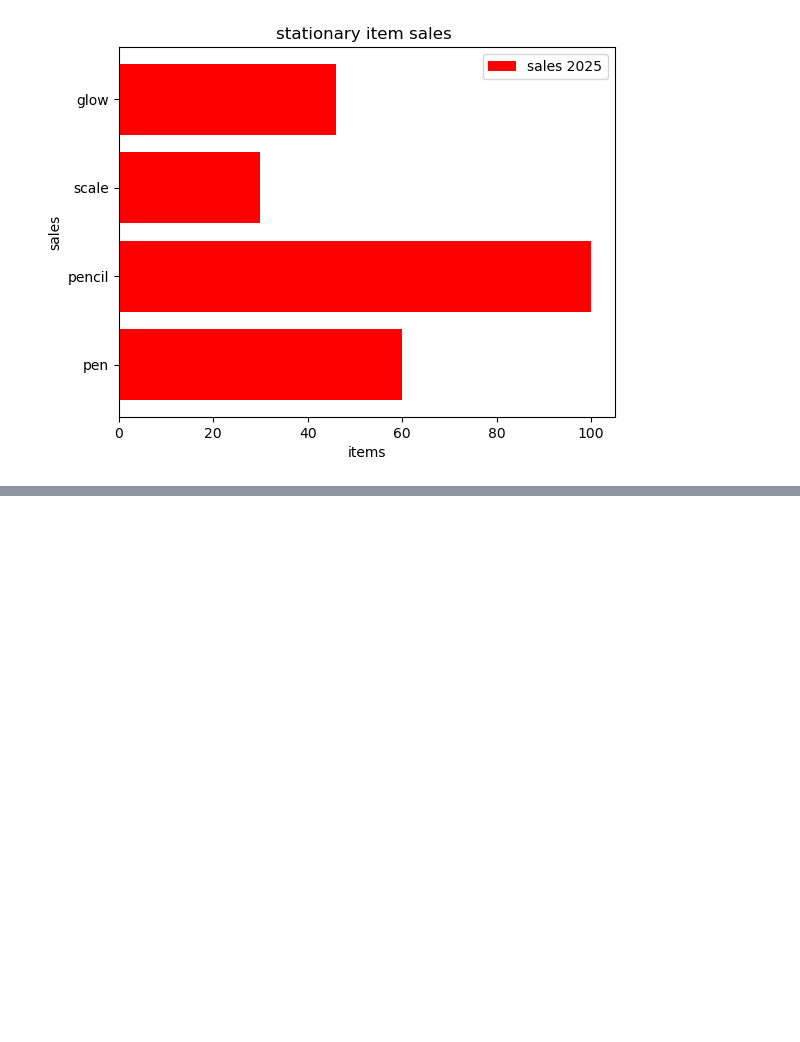
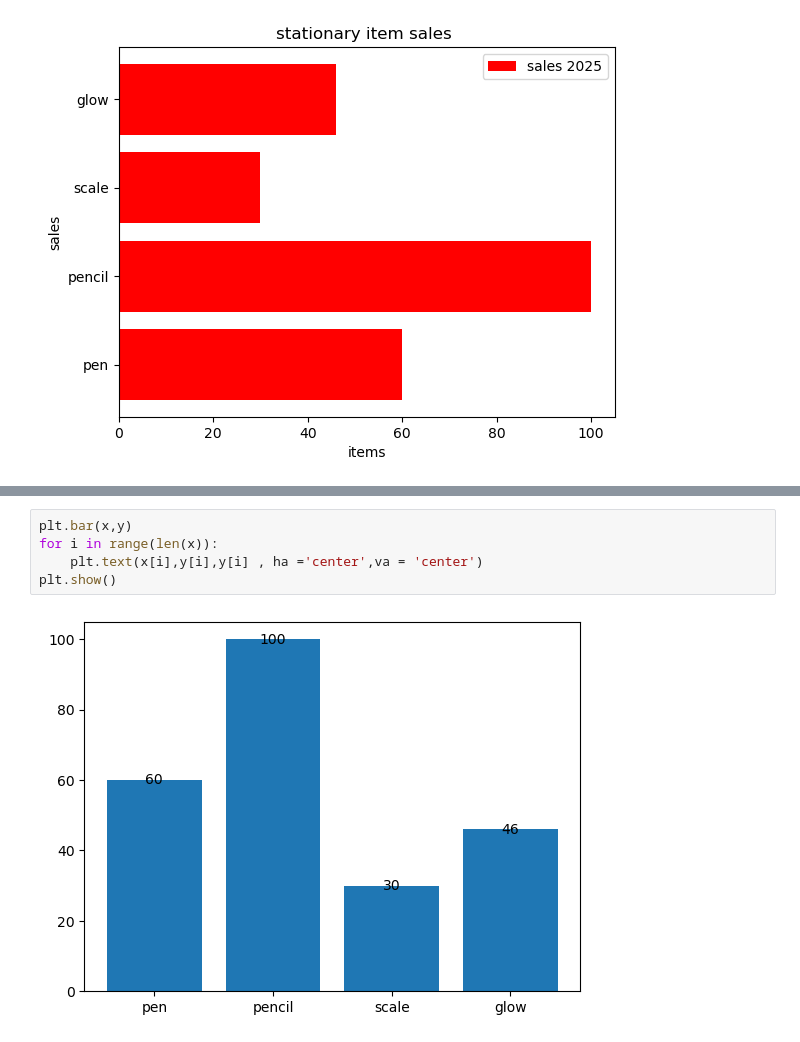
Before and after one commit to Yashshakya1/jupyter_nootbook, a Jupyter notebook: data science(self learning)/matplotlib/bar_charts.ipynb, the cells around one changed output, grey strips where cells are left out. Drawn from its saved outputs; the diff is of its cells as text; blank space fills up the shorter version.

```diff
--- a/data science(self learning)/matplotlib/bar_charts.ipynb
+++ b/data science(self learning)/matplotlib/bar_charts.ipynb
@@ -24,0 +35,7 @@ Text(0, 0.5, 'sales')
+# %%
+plt.bar(x,y)
+for i in range(len(x)):
+    plt.text(x[i],y[i],y[i] , ha ='center',va = 'center')
+plt.show()
+# %% [output]
+[figure, added]
```
Also changed, not shown: parts of 6 cells of this notebook.
